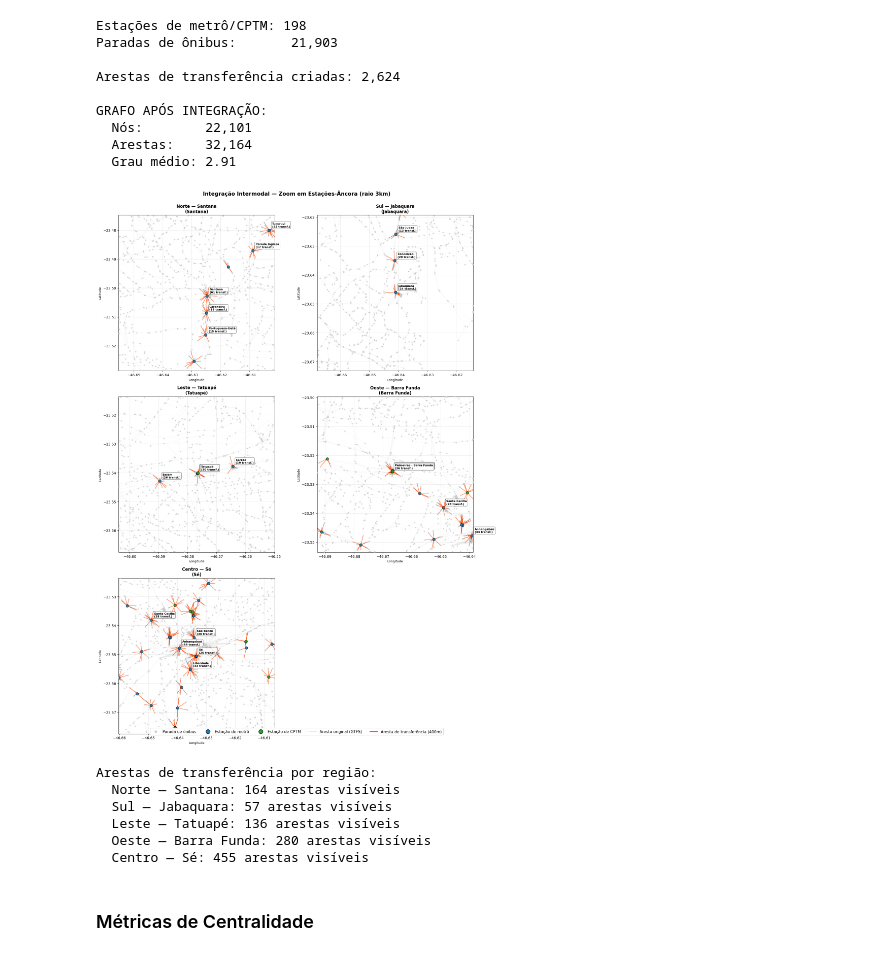
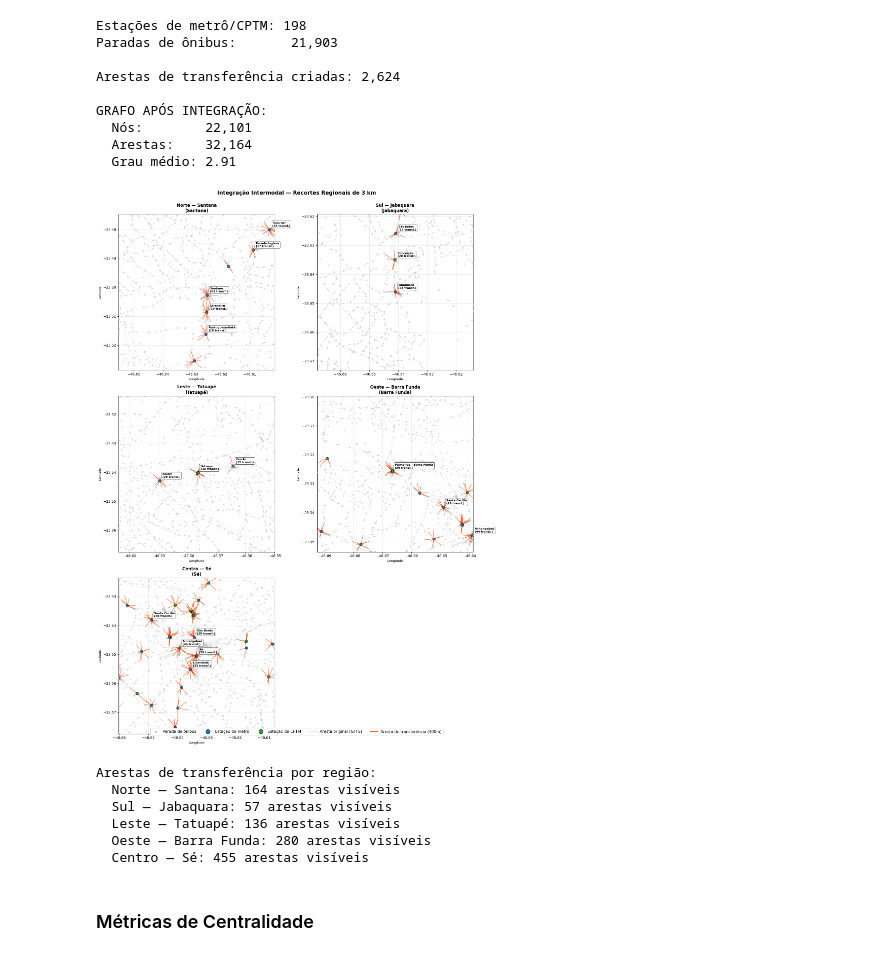
Before and after one commit to cintia-shinoda/public-transit-graph-theory, a Jupyter notebook: notebooks/2_grafo.ipynb, the cells around one changed output. Saved outputs shown, nothing was run; the diff lists cells and outputs as text; code cells hidden in the pictures.

```diff
--- a/notebooks/2_grafo.ipynb
+++ b/notebooks/2_grafo.ipynb
@@ -455,7 +455,7 @@ GRAFO APÓS INTEGRAÇÃO:
   Grau médio: 2.91
 # %%
 # ============================================================
-# MAPAS REGIONAIS COM ETIQUETAS: ZOOM EM ESTAÇÕES-ÂNCORA
+# MAPAS REGIONAIS
 # ============================================================
 
 from matplotlib.lines import Line2D
@@ -623,35 +623,35 @@ legend_elements = [
            markeredgecolor='black', markersize=12, label='Estação de metrô'),
     Line2D([0], [0], marker='o', color='w', markerfacecolor=COR_CPTM,
            markeredgecolor='black', markersize=12, label='Estação de CPTM'),
     Line2D([0], [0], color=COR_ARESTA_NORMAL, lw=2, label='Aresta original (GTFS)'),
     Line2D([0], [0], color=COR_TRANSFER, lw=2, label='Aresta de transferência (400m)')
 ]
 fig.legend(handles=legend_elements, loc='lower center',
            bbox_to_anchor=(0.5, 0.02), ncol=5, fontsize=11, framealpha=0.95)
 
-plt.suptitle(f'Integração Intermodal — Zoom em Estações-Âncora (raio {RAIO_ZOOM_KM}km)',
+plt.suptitle(f'Integração Intermodal — Recortes Regionais de 3 km',
              fontsize=15, fontweight='bold', y=1.00)
 plt.tight_layout()
 plt.savefig(REPO_ROOT / 'outputs' / 'mapas_regionais_integracao.png',
             dpi=150, bbox_inches='tight')
 plt.show()
 
 # Estatísticas por região
 print("\nArestas de transferência por região:")
 for regiao, info in ancoras_encontradas.items():
     lat_c = info['lat']
     lon_c = info['lon']
     count = 0
     for u, v in arestas_transferencia:
         lat_u = G.nodes[u].get('lat')
         lon_u = G.nodes[u].get('lon')
         if lat_u and lon_u:
             if (abs(lat_u - lat_c) < RAIO_ZOOM_GRAUS and
                 abs(lon_u - lon_c) < RAIO_ZOOM_GRAUS):
                 count += 1
     print(f"  {regiao}: {count} arestas visíveis")
 # %% [output]
-[figure, old version]
+[figure, new version]
 Arestas de transferência por região:
   Norte — Santana: 164 arestas visíveis
   Sul — Jabaquara: 57 arestas visíveis
```
Also changed, not shown: parts of 4 cells of this notebook, 1 other file.
